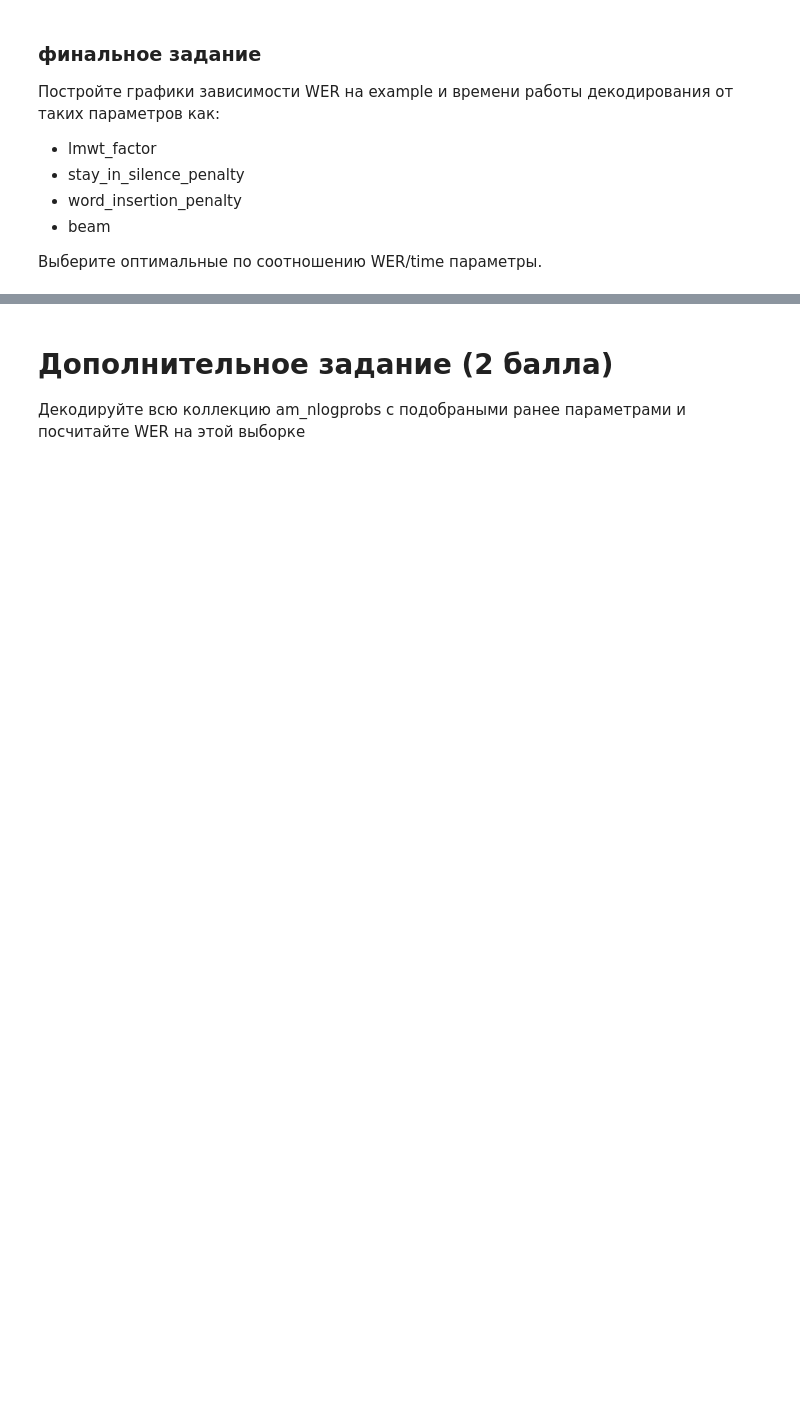
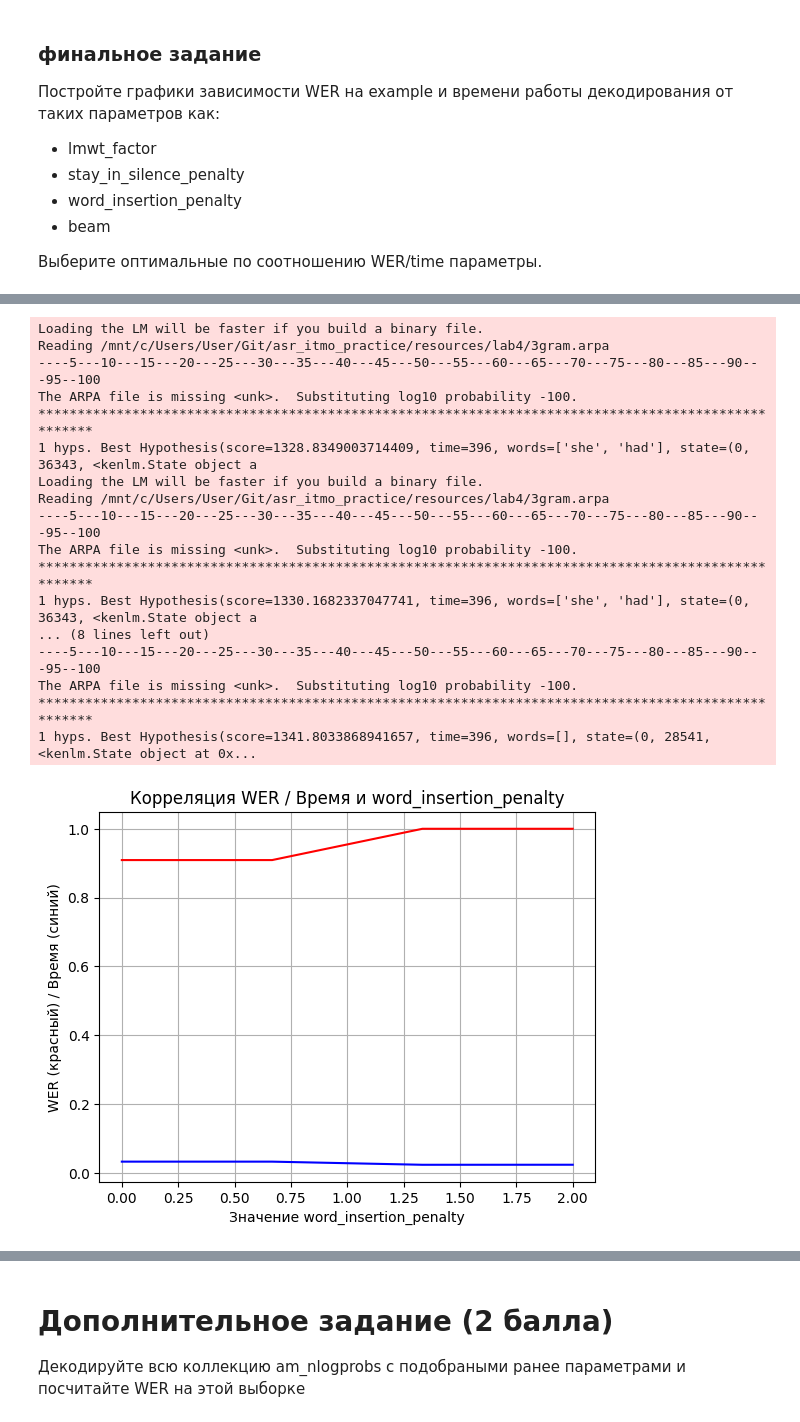
Before and after one commit to medbar/asr_itmo_practice, a Jupyter notebook: asr_lab4.ipynb, the cells around one changed output, grey strips where cells are left out. Saved outputs shown, nothing was run; the diff lists cells and outputs as text; code cells hidden in the pictures; blank space fills up the shorter version.

```diff
--- a/asr_lab4.ipynb
+++ b/asr_lab4.ipynb
@@ -996,0 +1106,42 @@ print(hyp, "WER: ", jiwer.wer(example_ref, ' '.join(hyp.words)))
+# %%
+for idx, word_insertion_penalty in enumerate(word_insertion_penalty_values):
+    l_fst = create_Lwfst_from_file(stay_in_silence_penalty=stay_in_silence_penalty, word_insertion_penalty=word_insertion_penalty)
+
+    lm = kenlmLikeWFST(kenlm.LanguageModel('resources/lab4/3gram.arpa'), lmwt_factor=lmwt_factor)
+
+    ASR = BeamSearcher(am2phone_mapping=AM_PHONES, graph=OnTheFlyCompose([h_fst, l_fst, lm]), beam_size=beam_size)
+    start_time = time.time()
+    hyp = ASR.decode(example)
+    decode_time = time.time() - start_time
+
+    wer_ax[idx] = jiwer.wer(example_ref, ' '.join(hyp.words))
+    time_ax[idx] = decode_time
+
+# Строим графики
+fig, ax = plt.subplots()
+ax.plot(word_insertion_penalty_values, wer_ax, color="red")
+ax.plot(word_insertion_penalty_values, time_ax / 100, color="blue")
+
+ax.set(xlabel="Значение word_insertion_penalty", ylabel="WER (красный) / Время (синий)", title="Корреляция WER / Время и word_insertion_penalty")
+ax.grid()
+
+plt.show()
+# %% [output]
+Loading the LM will be faster if you build a binary file.
+Reading /mnt/c/Users/User/Git/asr_itmo_practice/resources/lab4/3gram.arpa
+----5---10---15---20---25---30---35---40---45---50---55---60---65---70---75---80---85---90---95--100
+The ARPA file is missing <unk>.  Substituting log10 probability -100.
+****************************************************************************************************
+1 hyps. Best Hypothesis(score=1328.8349003714409, time=396, words=['she', 'had'], state=(0, 36343, <kenlm.State object a
+Loading the LM will be faster if you build a binary file.
+Reading /mnt/c/Users/User/Git/asr_itmo_practice/resources/lab4/3gram.arpa
+----5---10---15---20---25---30---35---40---45---50---55---60---65---70---75---80---85---90---95--100
+The ARPA file is missing <unk>.  Substituting log10 probability -100.
+****************************************************************************************************
+1 hyps. Best Hypothesis(score=1330.1682337047741, time=396, words=['she', 'had'], state=(0, 36343, <kenlm.State object a
+... (8 lines left out)
+----5---10---15---20---25---30---35---40---45---50---55---60---65---70---75---80---85---90---95--100
+The ARPA file is missing <unk>.  Substituting log10 probability -100.
+****************************************************************************************************
+1 hyps. Best Hypothesis(score=1341.8033868941657, time=396, words=[], state=(0, 28541, <kenlm.State object at 0x...
+[figure, added]
```
Also changed, not shown: parts of 11 cells of this notebook.
